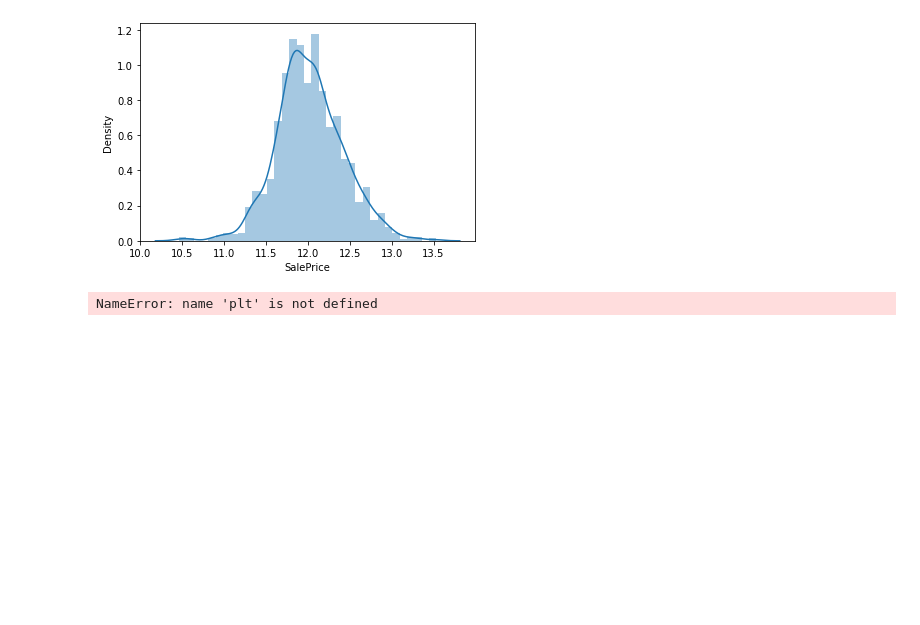
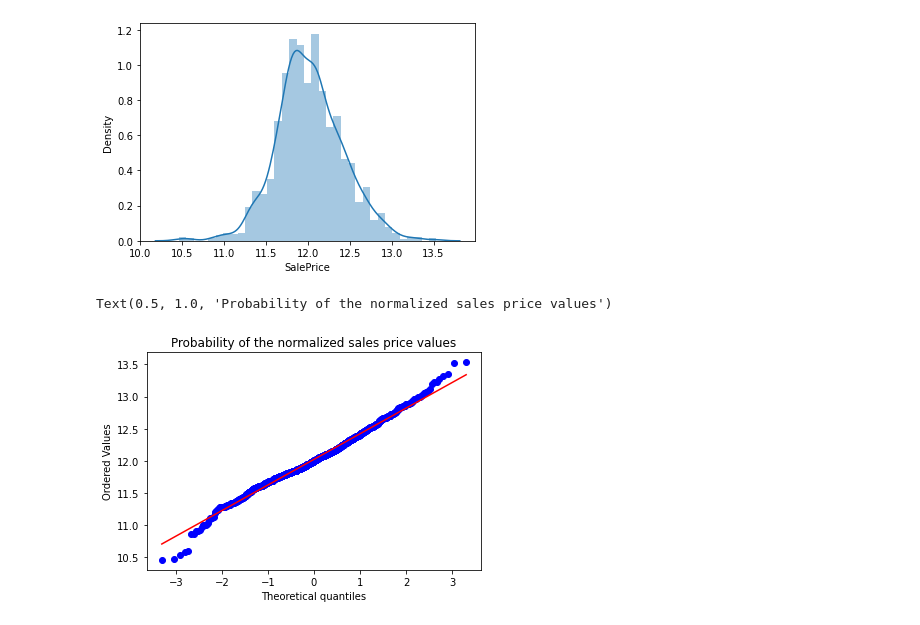
Before and after one commit to AntiKevin/House-Prices-Predict, a Jupyter notebook: house_prices.ipynb, the cells around one changed output. Saved outputs shown, nothing was run; the diff lists cells and outputs as text; code cells hidden in the pictures; blank space fills up the shorter version.

Commit message:
feat: :ambulance: adjusting some errors in the notebook run order

```diff
--- a/house_prices.ipynb
+++ b/house_prices.ipynb
@@ -101,7 +101,8 @@ sns.distplot(train.loc[:,'SalePrice'], norm_hist=True)
 # %%
 fig = plt.figure()
 ax = fig.add_subplot(111)
 stats.probplot(train.loc[:,'SalePrice'], plot = ax)
-ax.set_title("Probplot for loggamma dist with shape parameter 2.5")
+ax.set_title("Probability of the normalized sales price values")
 # %% [output]
-NameError: name 'plt' is not defined
+Text(0.5, 1.0, 'Probability of the normalized sales price values')
+[figure, added]
```
